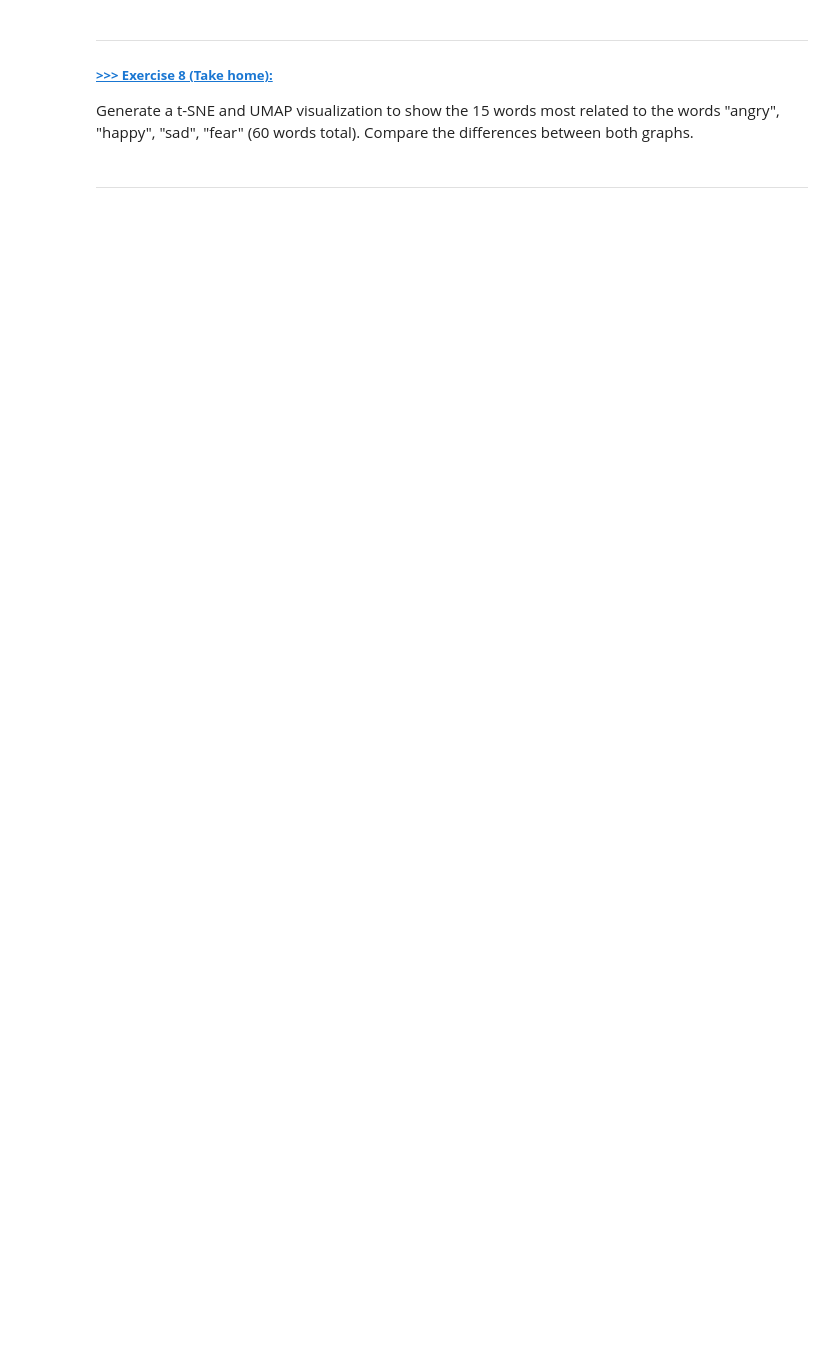
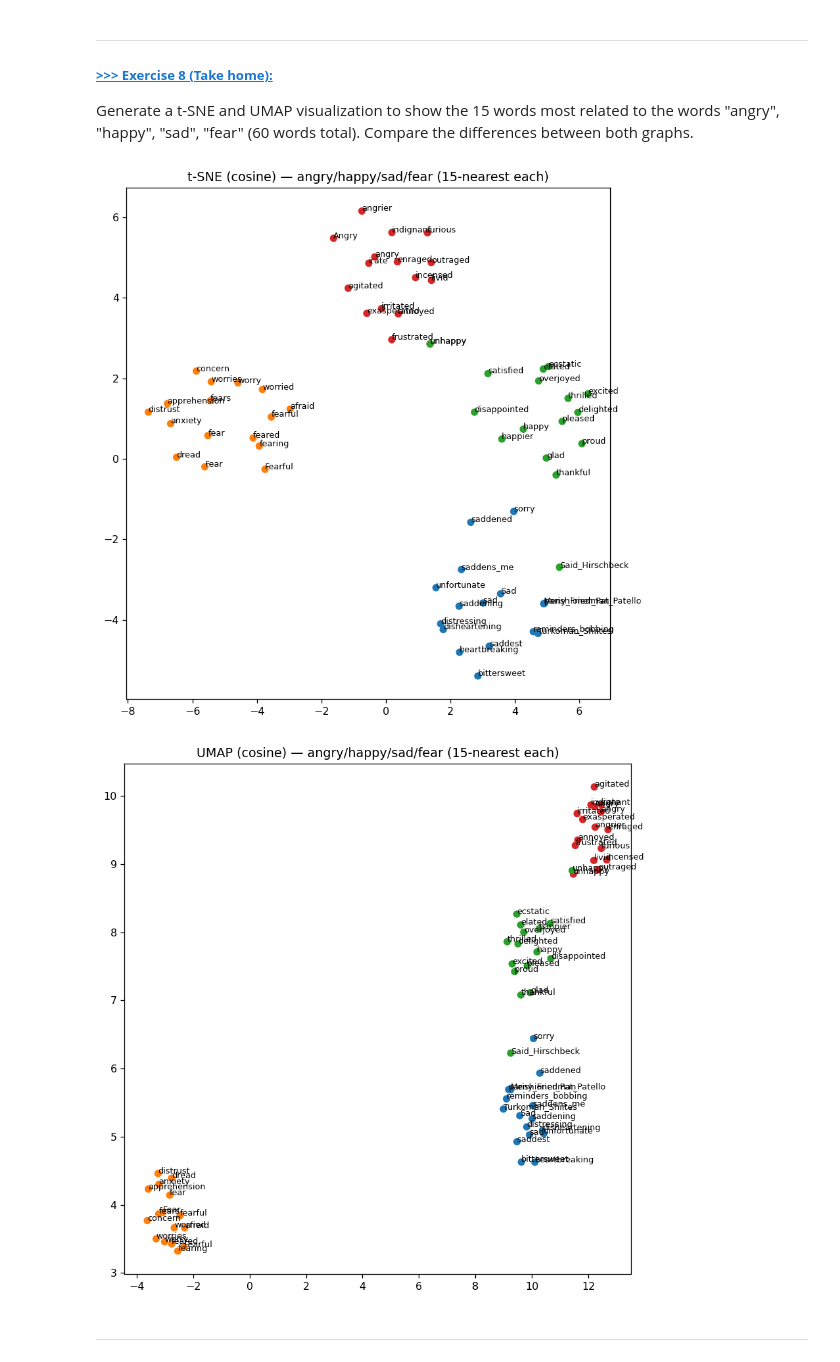
Before and after one commit to welly2140/DM2025-Lab2-Exercise, a Jupyter notebook: DM2025-Lab2-Master-Phase_1.ipynb, the cells around one changed output. Drawn from its saved outputs; the diff is of its cells as text; code cells hidden in the pictures; blank space fills up the shorter version.

```diff
--- a/DM2025-Lab2-Master-Phase_1.ipynb
+++ b/DM2025-Lab2-Master-Phase_1.ipynb
@@ -1139,2 +1283,52 @@ Generate a t-SNE and UMAP visualization to show the 15 words most related to the
+# %%
+# Answer here
+import numpy as np
+from sklearn.manifold import TSNE
+import matplotlib.pyplot as plt
+import umap.umap_ as umap
+
+seeds = ["angry", "happy", "sad", "fear"]
+topn = 15
+model = w2v_google_model
+
+groups = {}
+for s in seeds:
+    sims = [w for w,_ in model.most_similar(s, topn=topn)]
+    groups[s] = [s] + sims
+target_words = [w for w in target_words if w in model.key_to_index]
+
+palette = {"angry":"tab:red","happy":"tab:green","sad":"tab:blue","fear":"tab:orange"}
+colors = sum([[palette[s]]*len(groups[s]) for s in seeds], [])
+X = np.vstack([model[w] for w in target_words])
+
+# t-SNE
+tsne = TSNE(n_components=2, metric="cosine", random_state=28, perplexity=20)
+X_tsne = tsne.fit_transform(X)
+
+plt.figure(figsize=(7.5,7.5), dpi=115)
+plt.scatter(X_tsne[:,0], X_tsne[:,1], c=colors)
+i = 0
+for s in seeds:
+    for w in groups[s]:
+        plt.annotate(w, (X_tsne[i,0], X_tsne[i,1]), xytext=(0,0), textcoords="offset points", fontsize=8)
+        i += 1
+plt.title("t-SNE (cosine) — angry/happy/sad/fear (15-nearest each)")
+plt.tight_layout(); plt.show()
+
+# UMAP
+X_umap = umap.UMAP(n_components=2, metric="cosine", random_state=28, n_neighbors=15, min_dist=0.1).fit_transform(X)
+
+plt.figure(figsize=(7.5,7.5), dpi=115)
+plt.scatter(X_umap[:,0], X_umap[:,1], c=colors)
+i = 0
+for s in seeds:
+    for w in groups[s]:
+        plt.annotate(w, (X_umap[i,0], X_umap[i,1]), xytext=(0,0), textcoords="offset points", fontsize=8)
+        i += 1
+plt.title("UMAP (cosine) — angry/happy/sad/fear (15-nearest each)")
+plt.tight_layout(); plt.show()
+# %% [output]
+[figure, added]
+[figure, added]
 # %% [markdown]
 ---
```
Also changed, not shown: parts of 42 cells of this notebook, 3 other files.
